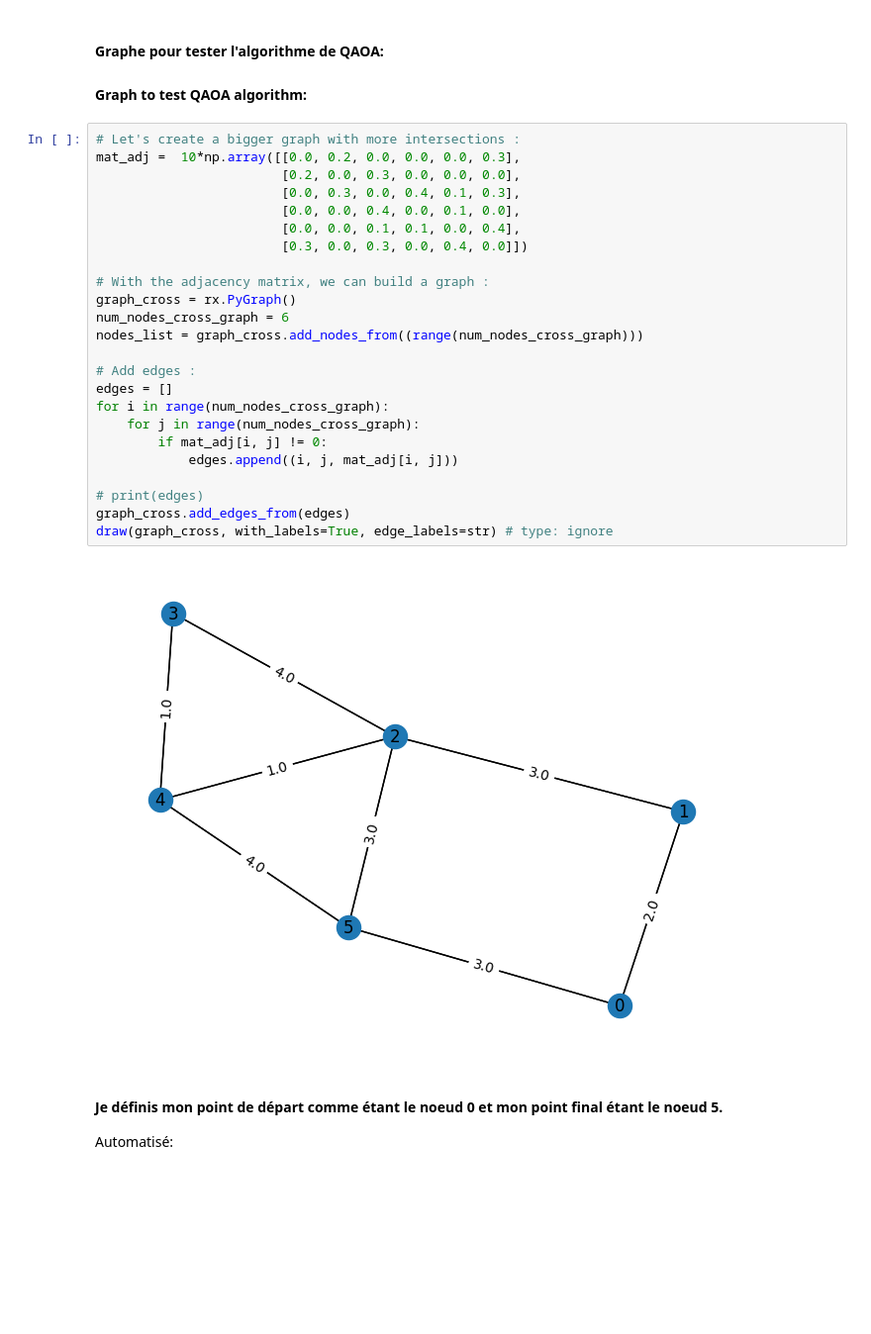
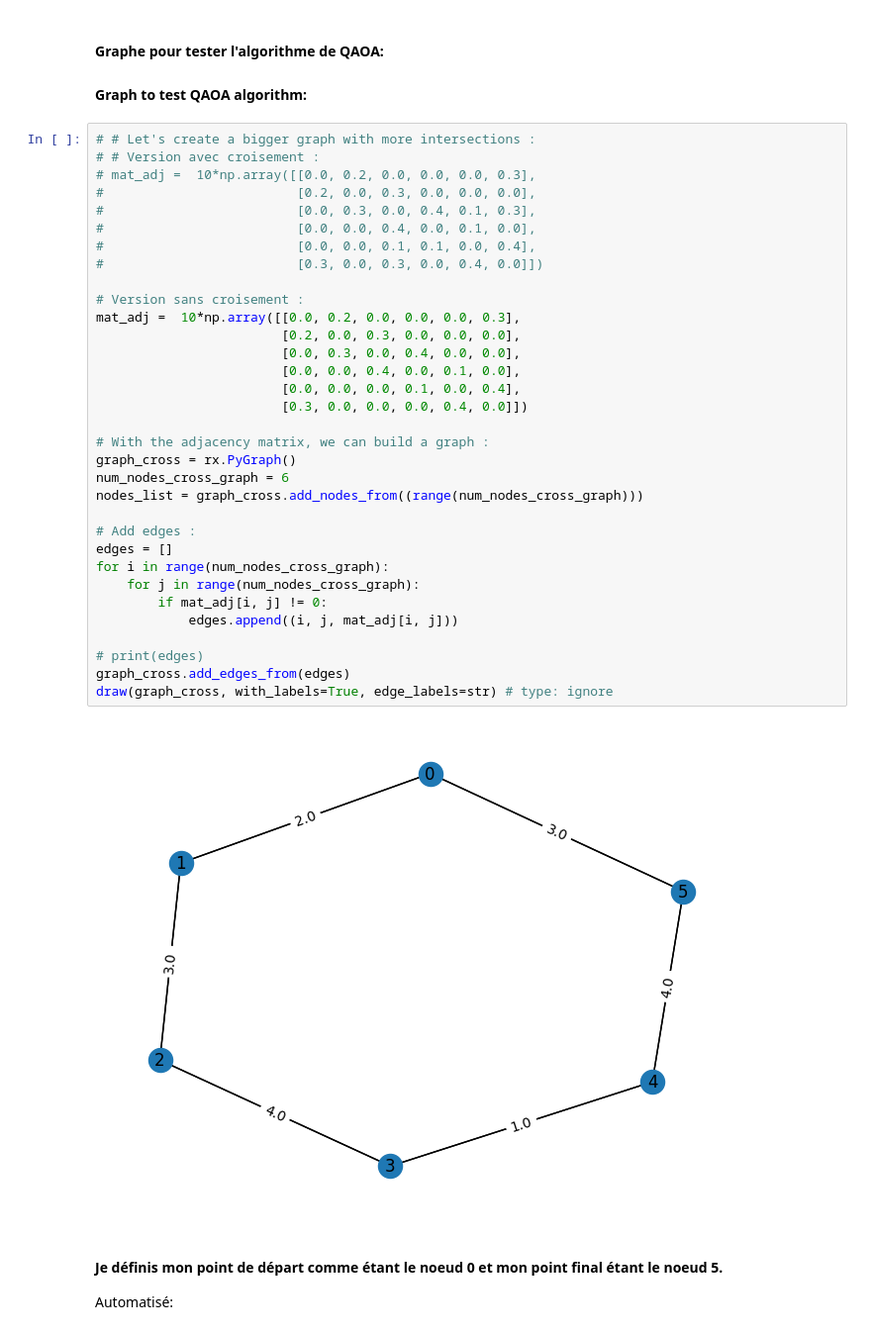
Before and after one commit to harshana20011/quactography, a Jupyter notebook: scripts/first_step_H_test.ipynb, the cells around one changed output. Shown: that part at 99% size. Drawn from its saved outputs; the diff is of its cells as text; blank space fills up the shorter version.

```diff
--- a/scripts/first_step_H_test.ipynb
+++ b/scripts/first_step_H_test.ipynb
@@ -80,31 +82,40 @@ Adjacency matrix:
 #### Graphe pour tester l'algorithme de QAOA:
 #### Graph to test QAOA algorithm:
 # %%
-# Let's create a bigger graph with more intersections :
+# # Let's create a bigger graph with more intersections :
+# # Version avec croisement :
+# mat_adj =  10*np.array([[0.0, 0.2, 0.0, 0.0, 0.0, 0.3],
+#                         [0.2, 0.0, 0.3, 0.0, 0.0, 0.0],
+#                         [0.0, 0.3, 0.0, 0.4, 0.1, 0.3],
+#                         [0.0, 0.0, 0.4, 0.0, 0.1, 0.0],
+#                         [0.0, 0.0, 0.1, 0.1, 0.0, 0.4],
+#                         [0.3, 0.0, 0.3, 0.0, 0.4, 0.0]])
+
+# Version sans croisement :
 mat_adj =  10*np.array([[0.0, 0.2, 0.0, 0.0, 0.0, 0.3],
                         [0.2, 0.0, 0.3, 0.0, 0.0, 0.0],
-                        [0.0, 0.3, 0.0, 0.4, 0.1, 0.3],
+                        [0.0, 0.3, 0.0, 0.4, 0.0, 0.0],
                         [0.0, 0.0, 0.4, 0.0, 0.1, 0.0],
-                        [0.0, 0.0, 0.1, 0.1, 0.0, 0.4],
-                        [0.3, 0.0, 0.3, 0.0, 0.4, 0.0]])
+                        [0.0, 0.0, 0.0, 0.1, 0.0, 0.4],
+                        [0.3, 0.0, 0.0, 0.0, 0.4, 0.0]])
 
 # With the adjacency matrix, we can build a graph :
 graph_cross = rx.PyGraph()
 num_nodes_cross_graph = 6
 nodes_list = graph_cross.add_nodes_from((range(num_nodes_cross_graph)))
 
 # Add edges :
 edges = []
 for i in range(num_nodes_cross_graph):
     for j in range(num_nodes_cross_graph):
         if mat_adj[i, j] != 0:
             edges.append((i, j, mat_adj[i, j]))
 
 # print(edges)
 graph_cross.add_edges_from(edges)
 draw(graph_cross, with_labels=True, edge_labels=str) # type: ignore
 # %% [output]
-[figure, old version]
+[figure, new version]
 # %% [markdown]
 #### Je définis mon point de départ comme étant le noeud 0 et mon point final étant le noeud 5.
 
```
Also changed, not shown: parts of 17 cells of this notebook, 3 other files.
